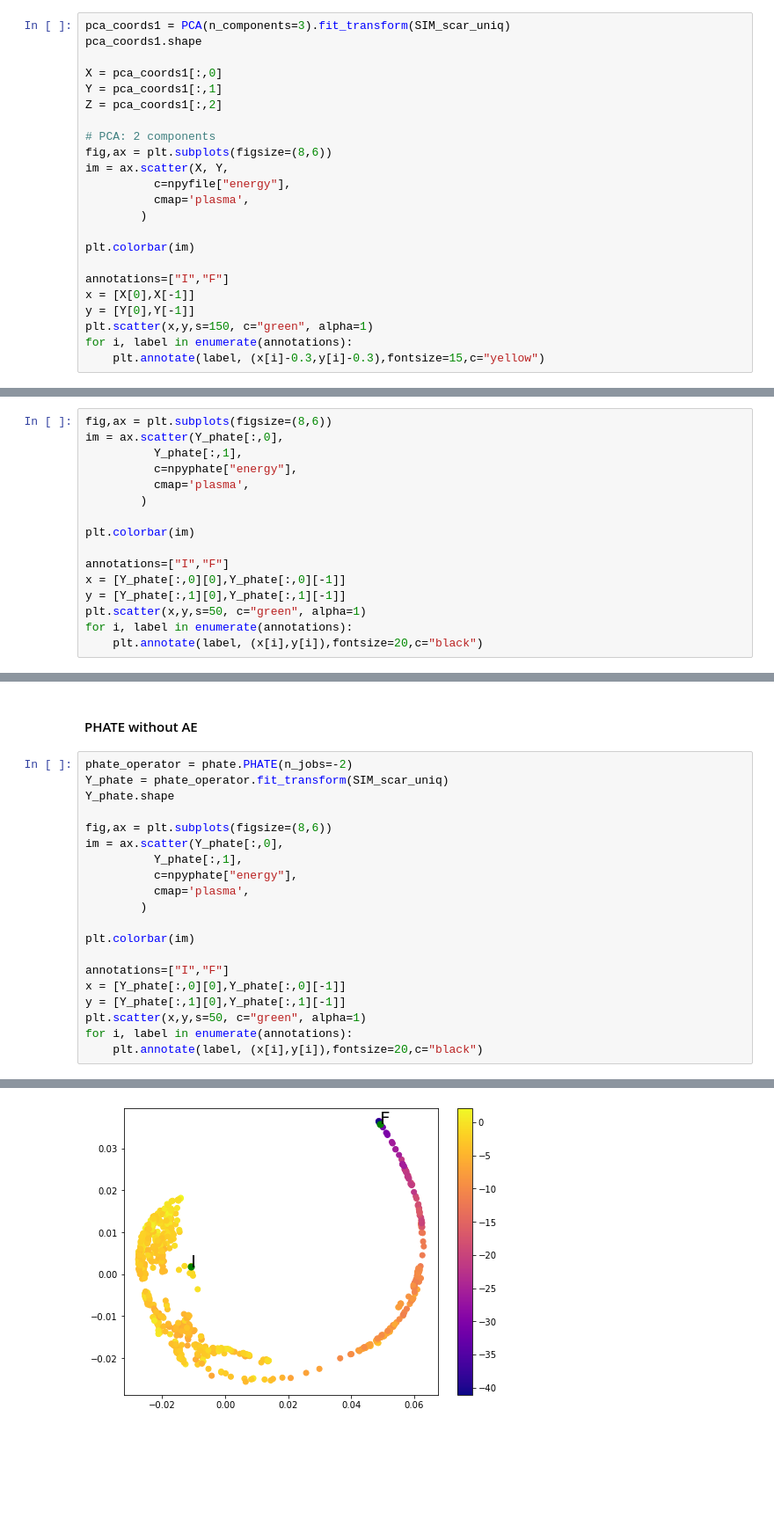
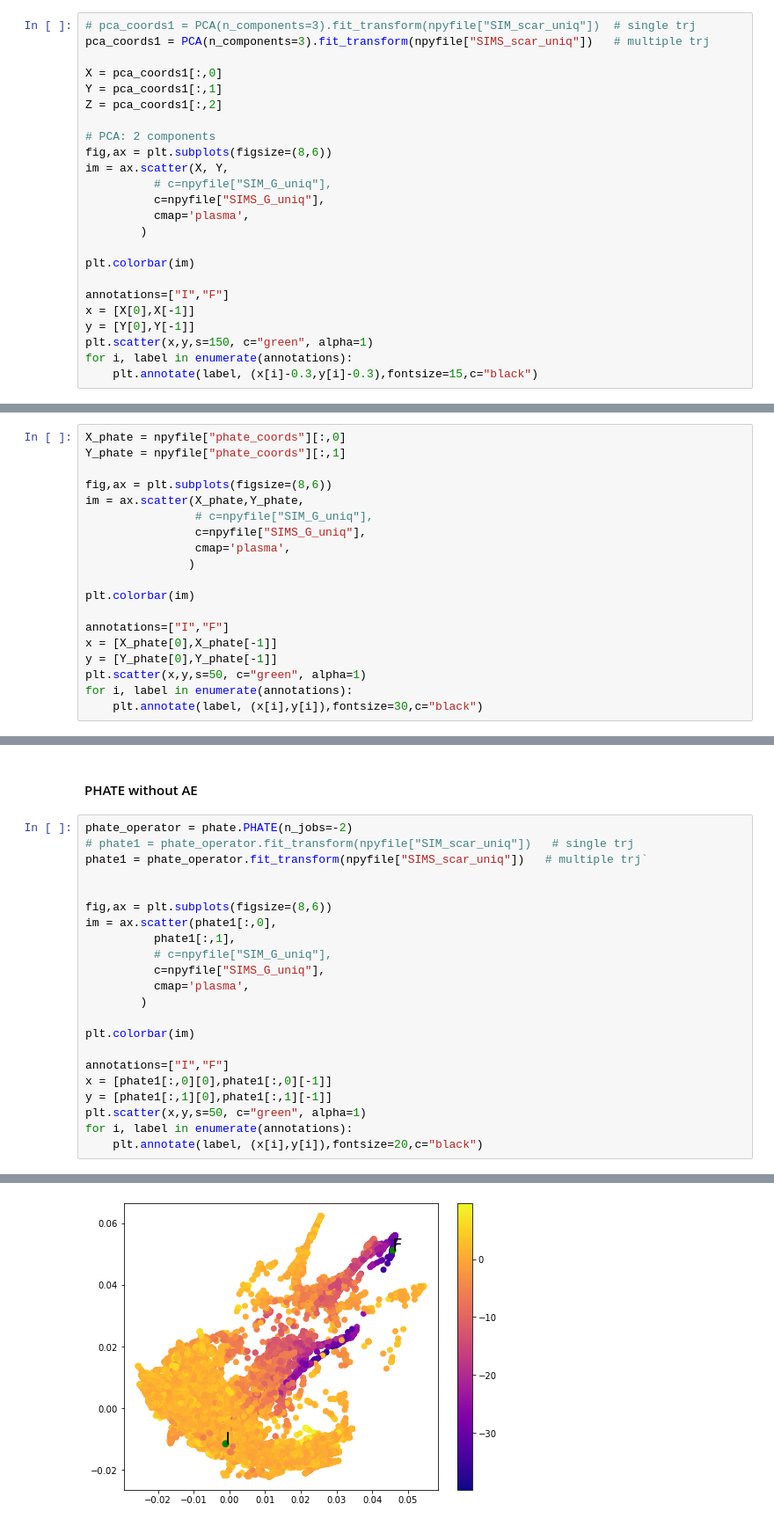
Before and after one commit to chenwei-zhang/ViDa, a Jupyter notebook: code/helix_embed_multrj.ipynb, the cells around one changed output, grey strips where cells are left out. Shown at 88% size. Saved outputs shown, nothing was run; the diff lists cells and outputs as text; blank space fills up the shorter version.

```diff
--- a/code/helix_embed_multrj.ipynb
+++ b/code/helix_embed_multrj.ipynb
@@ -686,8 +515,8 @@ ax.scatter(x,y,z,s=100,c="green",alpha=1)
 # %% [markdown]
 #### Try use PCA directly without AE
 # %%
-pca_coords1 = PCA(n_components=3).fit_transform(SIM_scar_uniq)
-pca_coords1.shape
+# pca_coords1 = PCA(n_components=3).fit_transform(npyfile["SIM_scar_uniq"])  # single trj
+pca_coords1 = PCA(n_components=3).fit_transform(npyfile["SIMS_scar_uniq"])   # multiple trj
 
 X = pca_coords1[:,0]
 Y = pca_coords1[:,1]
@@ -696,7 +525,8 @@ Z = pca_coords1[:,2]
 # PCA: 2 components
 fig,ax = plt.subplots(figsize=(8,6))
 im = ax.scatter(X, Y,
-          c=npyfile["energy"],
+          # c=npyfile["SIM_G_uniq"],
+          c=npyfile["SIMS_G_uniq"],
           cmap='plasma',
         )
 
@@ -707,5 +537,5 @@ x = [X[0],X[-1]]
 y = [Y[0],Y[-1]]
 plt.scatter(x,y,s=150, c="green", alpha=1)
 for i, label in enumerate(annotations):
-    plt.annotate(label, (x[i]-0.3,y[i]-0.3),fontsize=15,c="yellow")
+    plt.annotate(label, (x[i]-0.3,y[i]-0.3),fontsize=15,c="black")
 # %% [output]
@@ -756,17 +566,20 @@ Y_phate.shape, npyphate.files
 # %%
+X_phate = npyfile["phate_coords"][:,0]
+Y_phate = npyfile["phate_coords"][:,1]
+
 fig,ax = plt.subplots(figsize=(8,6))
-im = ax.scatter(Y_phate[:,0],
-          Y_phate[:,1],
-          c=npyphate["energy"],
-          cmap='plasma',
-        )
+im = ax.scatter(X_phate,Y_phate,
+                # c=npyfile["SIM_G_uniq"],
+                c=npyfile["SIMS_G_uniq"],
+                cmap='plasma',
+               )
 
 plt.colorbar(im)
 
 annotations=["I","F"]
-x = [Y_phate[:,0][0],Y_phate[:,0][-1]]
-y = [Y_phate[:,1][0],Y_phate[:,1][-1]]
+x = [X_phate[0],X_phate[-1]]
+y = [Y_phate[0],Y_phate[-1]]
 plt.scatter(x,y,s=50, c="green", alpha=1)
 for i, label in enumerate(annotations):
-    plt.annotate(label, (x[i],y[i]),fontsize=20,c="black")
+    plt.annotate(label, (x[i],y[i]),fontsize=30,c="black")
 # %% [output]
@@ -775,21 +588,23 @@ for i, label in enumerate(annotations):
 #### PHATE without AE
 # %%
 phate_operator = phate.PHATE(n_jobs=-2)
-Y_phate = phate_operator.fit_transform(SIM_scar_uniq)
-Y_phate.shape
+# phate1 = phate_operator.fit_transform(npyfile["SIM_scar_uniq"])   # single trj
+phate1 = phate_operator.fit_transform(npyfile["SIMS_scar_uniq"])   # multiple trj`
+
 
 fig,ax = plt.subplots(figsize=(8,6))
-im = ax.scatter(Y_phate[:,0],
-          Y_phate[:,1],
-          c=npyphate["energy"],
+im = ax.scatter(phate1[:,0],
+          phate1[:,1],
+          # c=npyfile["SIM_G_uniq"],
+          c=npyfile["SIMS_G_uniq"],
           cmap='plasma',
         )
 
 plt.colorbar(im)
 
 annotations=["I","F"]
-x = [Y_phate[:,0][0],Y_phate[:,0][-1]]
-y = [Y_phate[:,1][0],Y_phate[:,1][-1]]
+x = [phate1[:,0][0],phate1[:,0][-1]]
+y = [phate1[:,1][0],phate1[:,1][-1]]
 plt.scatter(x,y,s=50, c="green", alpha=1)
 for i, label in enumerate(annotations):
     plt.annotate(label, (x[i],y[i]),fontsize=20,c="black")
@@ -815 +636 @@ Calculated PHATE in 2.94 seconds.
-[figure, old version]
+[figure, new version]
```
Also changed, not shown: parts of 66 cells of this notebook, 1 other file.
